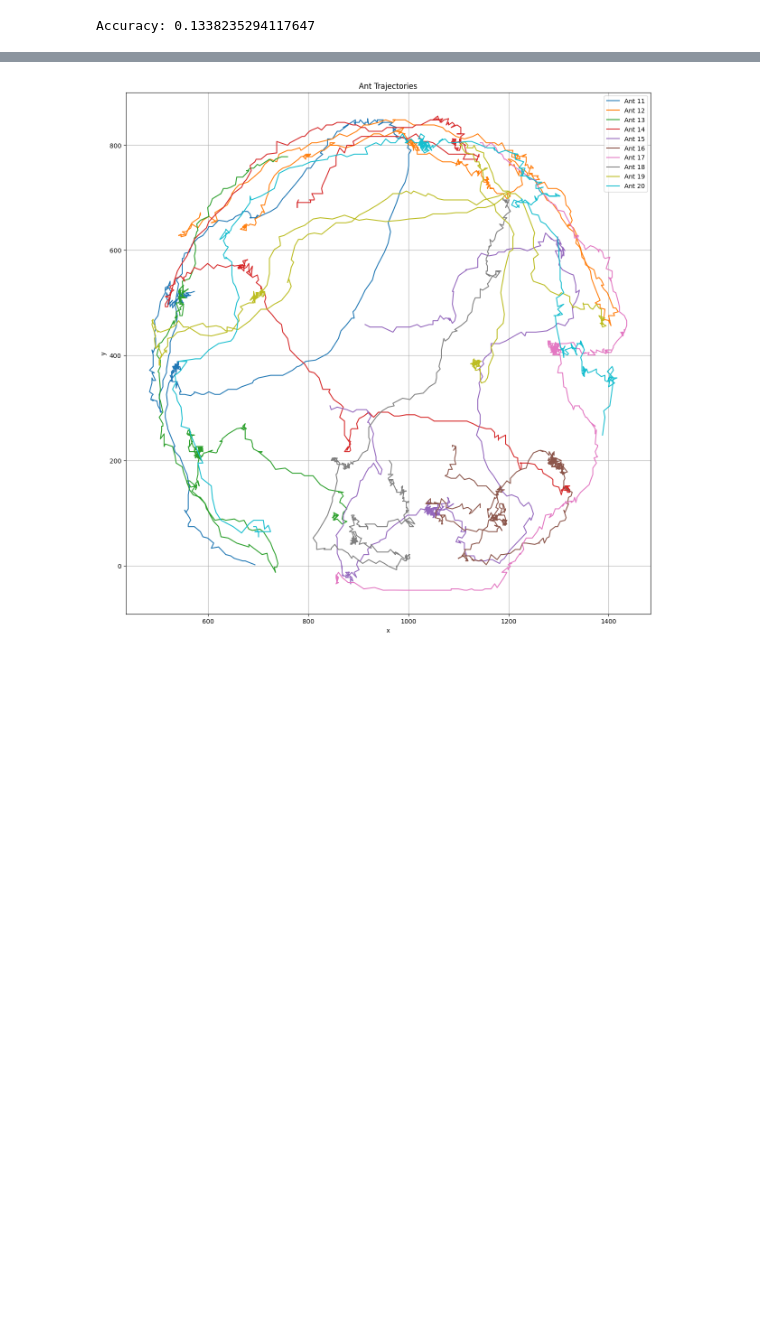
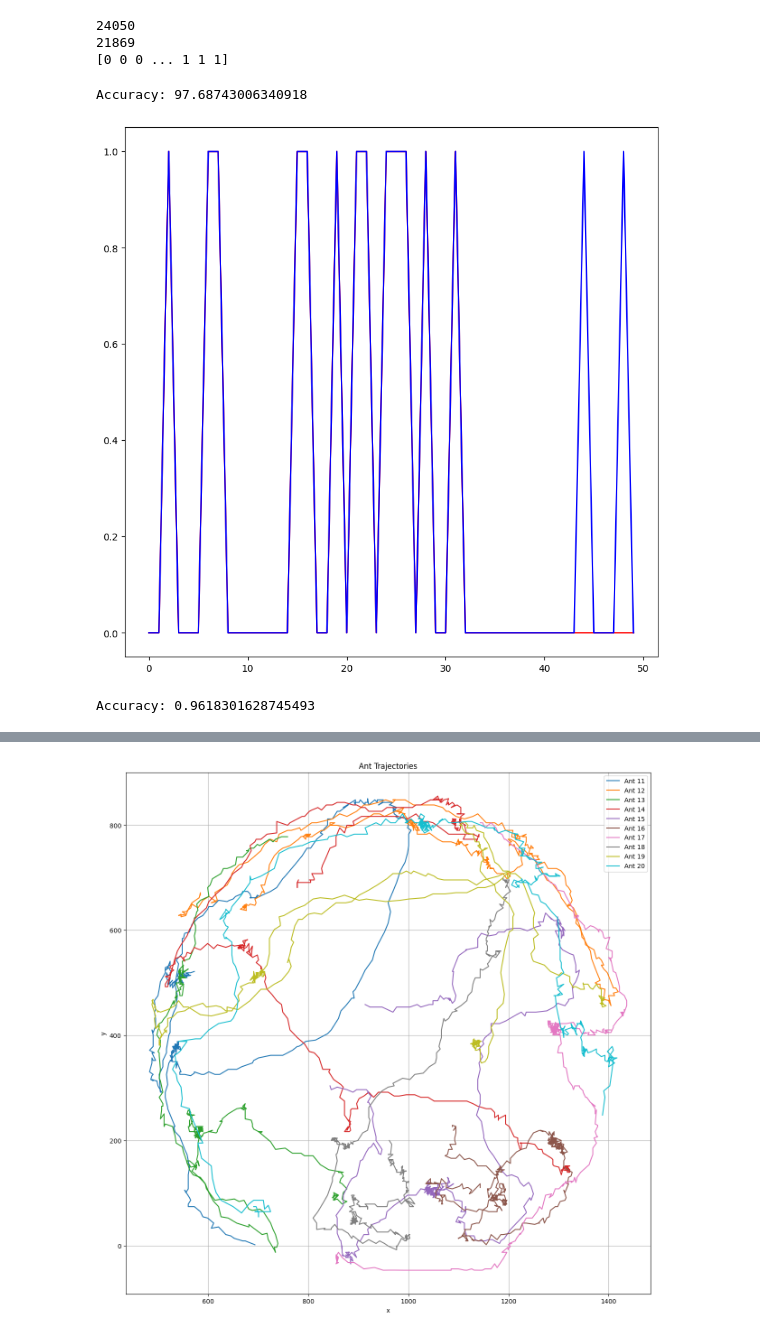
Before and after one commit to Lumalizer/AntColony_Complex_Systems_2024, a Jupyter notebook: attractors_ants.ipynb, the cells around one changed output, grey strips where cells are left out. Drawn from its saved outputs; the diff is of its cells as text; code cells hidden in the pictures; blank space fills up the shorter version.

```diff
--- a/attractors_ants.ipynb
+++ b/attractors_ants.ipynb
@@ -1,25 +1,49 @@
 # %%
 from data_functions import get_ant_datafiles_info, preprocess_antcolony_data
 import numpy as np
+import pandas as pd
 import matplotlib.pyplot as plt
 from scipy.integrate import odeint
 from sklearn import preprocessing
 from sklearn.model_selection import train_test_split
 
+ant_data = get_ant_datafiles_info()
+data_indoor = pd.DataFrame()
+data_outdoor = pd.DataFrame()
+
+for i in range(0,5):
+    pre_data = preprocess_antcolony_data(ant_data['file'][i])
+    data_indoor = pd.concat([data_indoor,pre_data])
+
+for i in range(5,10):
+    pre_data = preprocess_antcolony_data(ant_data['file'][i])
+    data_outdoor = pd.concat([data_outdoor,pre_data])
 
 
-ant_data = get_ant_datafiles_info()
-preprocessed_ant_data = preprocess_antcolony_data(ant_data['file'][0])
+print(len(data_indoor.index))
+print(len(data_outdoor.index))
 
-preprocessed_ant_data = preprocessed_ant_data.dropna()
+data_indoor = data_indoor.dropna()
+data_outdoor = data_outdoor.dropna()
 
-X = preprocessed_ant_data[['x','next_x','y','next_y']]
-y = preprocessed_ant_data['angle']
+data_indoor['location'] = "indoor"
+data_outdoor['location'] = "outdoor"
+
+full_data = pd.concat([data_indoor,data_outdoor])
+
+X = full_data[["x", "y", "speed", "cos(angle)"]]
+y = full_data["location"]
 
 lab_enc = preprocessing.LabelEncoder()
 enc = lab_enc.fit_transform(y)
 
+print(enc)
+
 X_train, X_test, y_train, y_test = train_test_split(X, enc, test_size=0.2, random_state=42)
+# %% [output]
+24050
+21869
+[0 0 0 ... 1 1 1]
 # %%
 from sklearn.ensemble import RandomForestClassifier
 from sklearn.metrics import accuracy_score
@@ -29,16 +53,27 @@ rf_classifier.fit(X_train, y_train)
 y_pred = rf_classifier.predict(X_test)
 
 accuracy = accuracy_score(y_test, y_pred)
-print("Accuracy:", accuracy)
+print("Accuracy:", accuracy*100)
 # %% [output]
-Accuracy: 0.1338235294117647
+Accuracy: 97.68743006340918
+# %%
+plt.figure(figsize=(10,10))
+
+plt.plot(y_pred[:50], color = 'r')
+plt.plot(y_test[:50], color = 'b')
+
+plt.show()
+# %% [output]
+[figure, added]
 # %%
-from sklearn.svm import SVC
+from sklearn.tree import DecisionTreeClassifier
 
-svm_classifier = SVC(kernel='linear', random_state=42)
-svm_classifier.fit(X_train, y_train)
-y_pred = svm_classifier.predict(X_test)
+dt_classifier = DecisionTreeClassifier(random_state=42)
+dt_classifier.fit(X_train, y_train)
+y_pred = dt_classifier.predict(X_test)
 
 accuracy = accuracy_score(y_test, y_pred)
 print("Accuracy:", accuracy)
+# %% [output]
+Accuracy: 0.9618301628745493
 # %%
```
Also changed, not shown: parts of 2 cells of this notebook.
